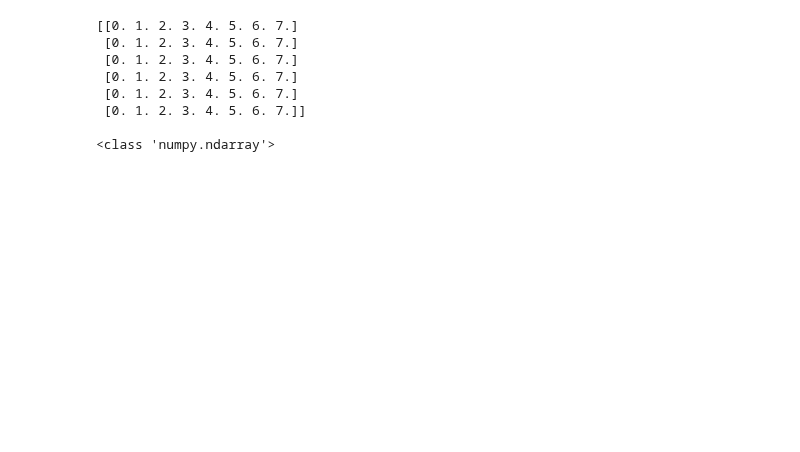
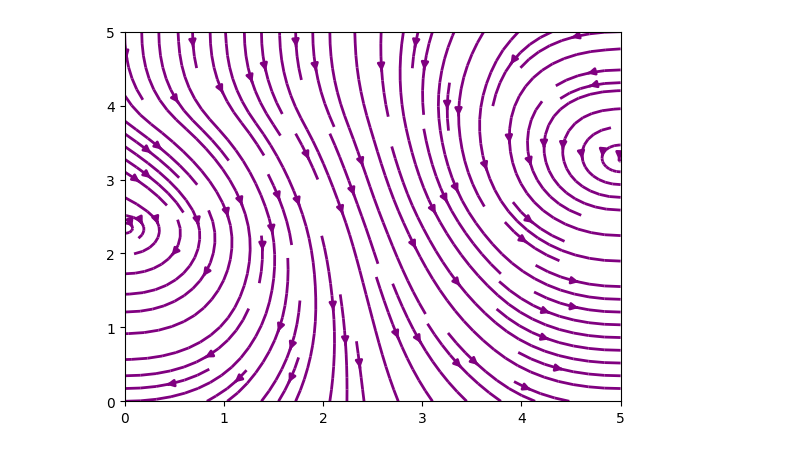
Before and after one commit to MehmetHakanSari/PotentialSolver, a Jupyter notebook: trials.ipynb, the cells around one changed output. Cells and saved outputs as stored; diff of their text form; code cells hidden in the pictures; blank space fills up the shorter version.

```diff
--- a/trials.ipynb
+++ b/trials.ipynb
@@ -157,13 +129,11 @@ print(solution.solution)
-# %%
-print(x_MAT)
-print(" ")
-print(type(y_MAT))
-# %% [output]
-[[0. 1. 2. 3. 4. 5. 6. 7.]
- [0. 1. 2. 3. 4. 5. 6. 7.]
- [0. 1. 2. 3. 4. 5. 6. 7.]
- [0. 1. 2. 3. 4. 5. 6. 7.]
- [0. 1. 2. 3. 4. 5. 6. 7.]
- [0. 1. 2. 3. 4. 5. 6. 7.]]
-
-<class 'numpy.ndarray'>
+# %%
+plt.figure(2)
+# plt.quiver(X, Y, u_num, v_num, color)
+# plt.streamplot(X, Y, u_num, v_num, density=[1, 0.4])
+
+# print(solution.velocity[:,:,0])
+
+plt.streamplot(x_MAT, y_MAT, -solution.velocity[:,:,0], solution.velocity[:,:,1], color="purple" ,linewidth=2, cmap='autumn')
+plt.show()
+# %% [output]
+[figure, added]
```
Also changed, not shown: parts of 1 cell of this notebook, 2 other files.
